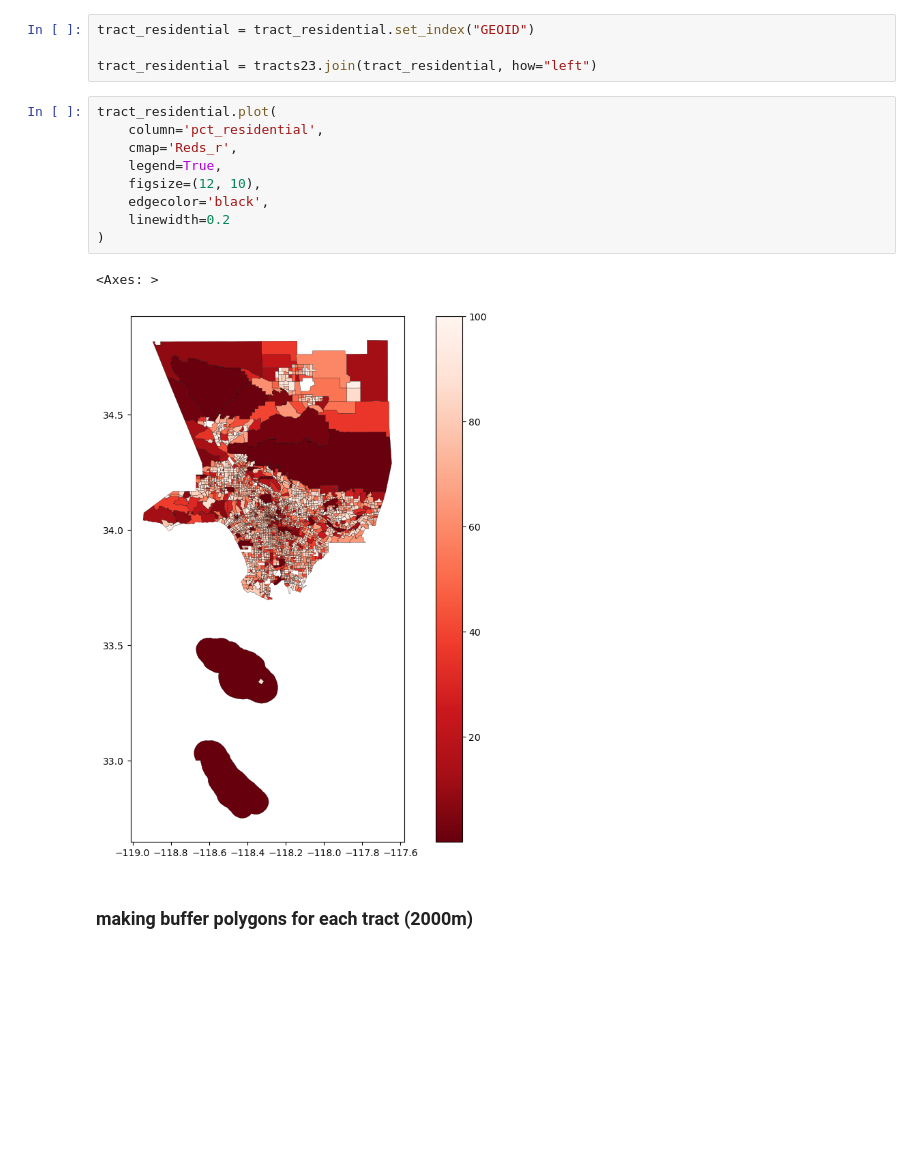
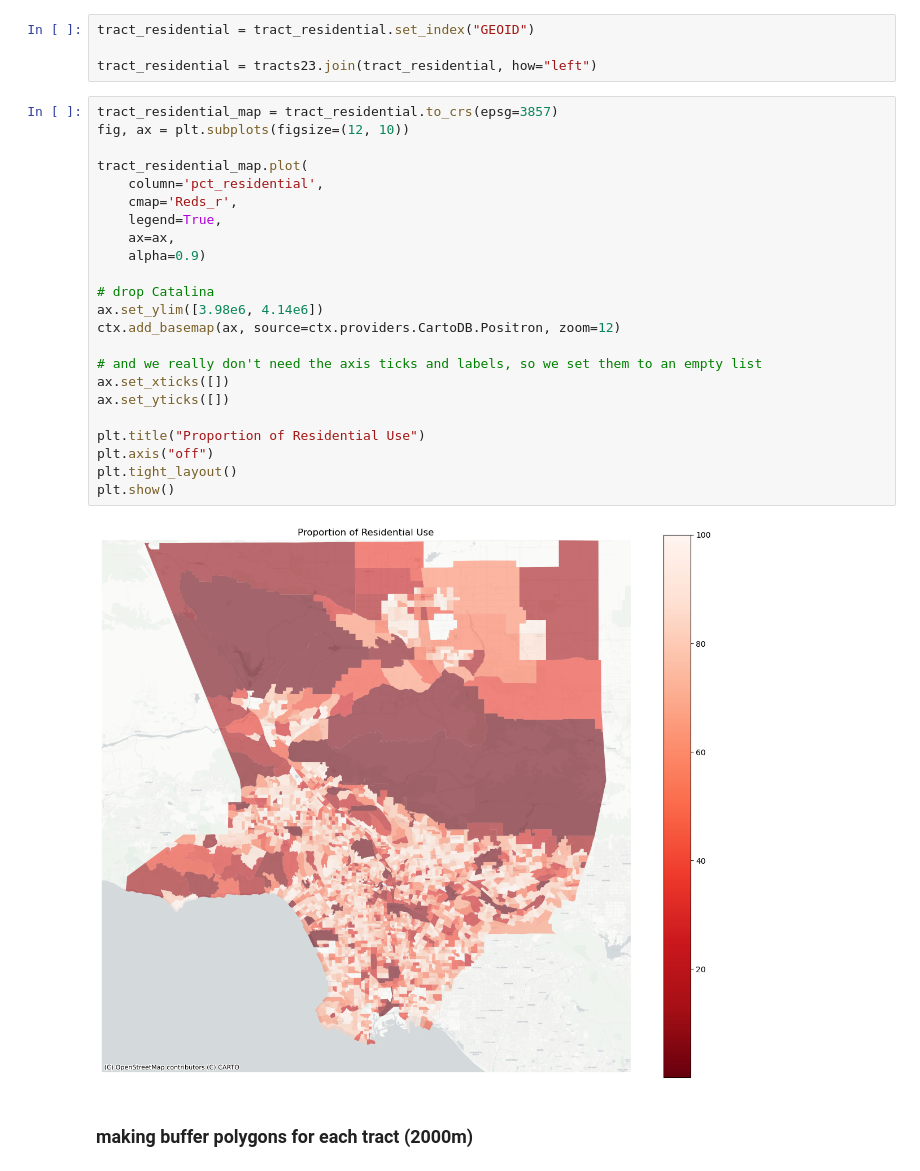
Before and after one commit to tomo-ujikawa/UP213_group, a Jupyter notebook: tomo_draft1.ipynb, the cells around one changed output. Saved outputs shown, nothing was run; the diff lists cells and outputs as text; blank space fills up the shorter version.

```diff
--- a/tomo_draft1.ipynb
+++ b/tomo_draft1.ipynb
@@ -191,17 +211,30 @@ tract_residential = tract_residential.set_index("GEOID")
 
 tract_residential = tracts23.join(tract_residential, how="left")
 # %%
-tract_residential.plot(
+tract_residential_map = tract_residential.to_crs(epsg=3857)
+fig, ax = plt.subplots(figsize=(12, 10))
+
+tract_residential_map.plot(
     column='pct_residential',
     cmap='Reds_r',
     legend=True,
-    figsize=(12, 10),
-    edgecolor='black',
-    linewidth=0.2
-)
+    ax=ax,
+    alpha=0.9)
+
+# drop Catalina
+ax.set_ylim([3.98e6, 4.14e6])
+ctx.add_basemap(ax, source=ctx.providers.CartoDB.Positron, zoom=12)
+
+# and we really don't need the axis ticks and labels, so we set them to an empty list
+ax.set_xticks([])
+ax.set_yticks([])
+
+plt.title("Proportion of Residential Use")
+plt.axis("off")
+plt.tight_layout()
+plt.show()
 # %% [output]
-<Axes: >
-[figure, old version]
+[figure, new version]
 # %% [markdown]
 ### making buffer polygons for each tract (2000m)
 # %%
```
Also changed, not shown: parts of 7 cells of this notebook, 1 other file.
